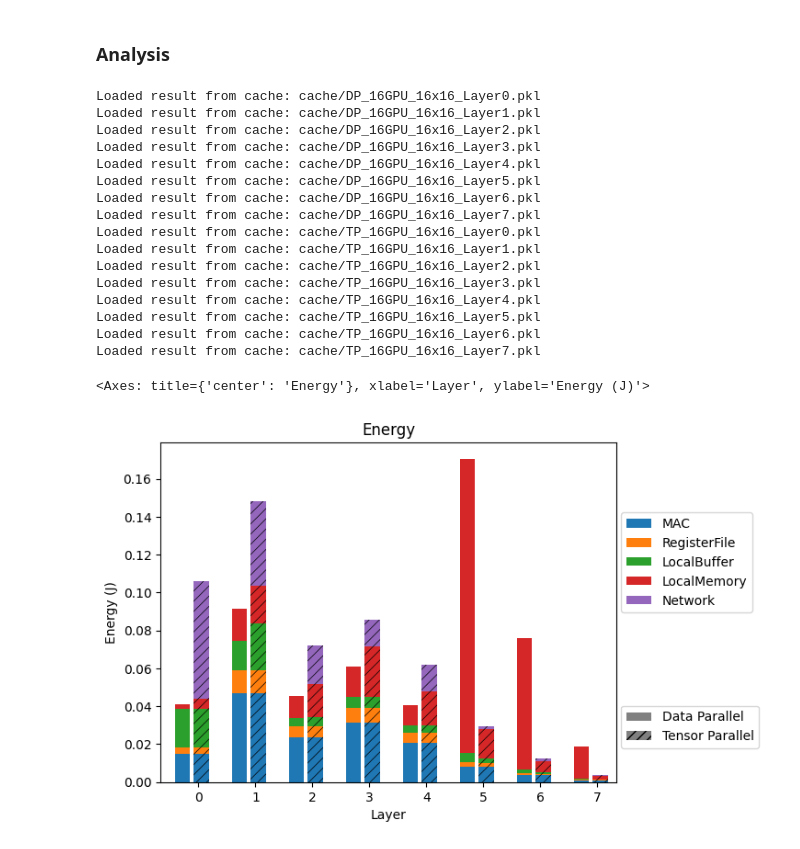
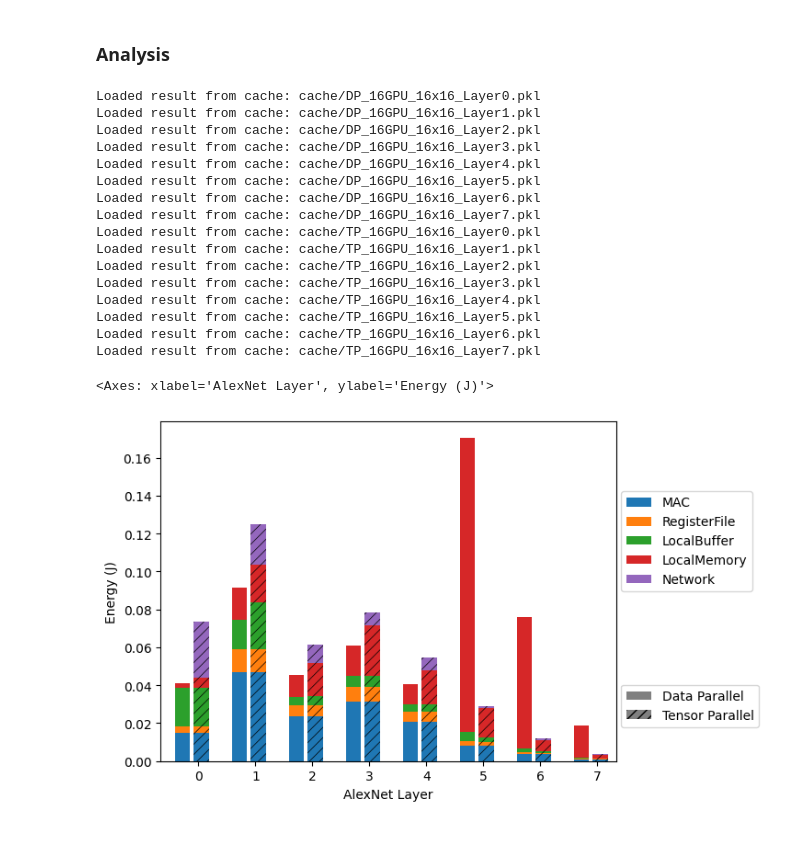
Before and after one commit to jennyli12/65930-final-project, a Jupyter notebook: workspace/project/project.ipynb, the cells around one changed output. Drawn from its saved outputs; the diff is of its cells as text; code cells hidden in the pictures.

```diff
--- a/workspace/project/project.ipynb
+++ b/workspace/project/project.ipynb
@@ -78,7 +78,7 @@ LAYERS = [
     'layer_shapes/alexnet/7.yaml'
 ]
 
-NUM_GPUS = [16,]
+NUM_GPUS = [1,2,4,8,16,32,64]
 
 PE_ARRAY_SIZES = [16,]
 # %% [markdown]
@@ -152,17 +159,21 @@ def get_result_tensor_parallel(problem, num_gpus, pe_array_size):
     parsed_processed_input = f"./outputs/TP_{num_gpus}GPU_{pe_array_size}x{pe_array_size}_Layer{problem[-6]}/parsed-processed-input.yaml"
     instance = yaml.safe_load(open(parsed_processed_input, 'r').read())['problem']['instance']
 
-    num_hops = num_gpus * (num_gpus - 1)
+    num_hops = num_gpus - 1
     tensor_size = instance['N'] * instance['M'] * instance['P'] * instance['Q']
 
-    network_energy = num_hops * tensor_size * 1.3e-12 * 16
+    # network energy from Ring AllGather (10 pJ/bit)
+    network_energy = num_hops * tensor_size * 10e-12 * 16
+
+    # network latency (utilizing full bandwidth of 100 GB/s)
+    network_latency = (tensor_size / num_gpus) * num_hops * 2 / (100 * 1024 * 1024)
 
     r.per_component_energy["Network"] = network_energy
 
     result = {
         'energy': r.energy + network_energy,
         'per_component_energy': r.per_component_energy,
-        'cycles': r.cycles
+        'latency': network_latency if network_latency > r.latency else r.latency
     }
 
     pickle.dump(result, open(cache_path, 'wb'))
@@ -195,7 +188,7 @@ Saved result to cache: cache/TP_16GPU_16x16_Layer7.pkl
 # %% [markdown]
 ### Analysis
 # %%
-def plot_clustered_stacked(dfall, labels=None, title="Title", xlabel="xlabel", ylabel="ylabel", H="///", **kwargs):
+def plot_clustered_stacked(dfall, labels=None, xlabel="xlabel", ylabel="ylabel", H="///", **kwargs):
     n_df = len(dfall)
     n_col = len(dfall[0].columns)
     n_ind = len(dfall[0].index)
@@ -221,7 +214,6 @@ def plot_clustered_stacked(dfall, labels=None, title="Title", xlabel="xlabel", y
 
     axe.set_xticks((np.arange(0, 2 * n_ind, 2) + 1 / float(n_df + 1)) / 2.)
     axe.set_xticklabels(df.index, rotation = 0)
-    axe.set_title(title)
     axe.set_xlabel(xlabel)
     axe.set_ylabel(ylabel)
 
@@ -244,33 +236,33 @@ df2 = pd.DataFrame(np.zeros((8, 5)),
                    index=["0", "1", "2", "3", "4", "5", "6", "7"],
                    columns=["MAC", "RegisterFile", "LocalBuffer", "LocalMemory", "Network"])
 
 for problem in LAYERS:
     result = get_result_data_parallel(problem, 16, 16)
     for component, energy in result['per_component_energy'].items():
         df1.loc[problem[-6], component] = energy
 
 for problem in LAYERS:
     result = get_result_tensor_parallel(problem, 16, 16)
     for component, energy in result['per_component_energy'].items():
         df2.loc[problem[-6], component] = energy
 
-plot_clustered_stacked([df1, df2],["Data Parallel", "Tensor Parallel"], "Energy", "Layer", "Energy (J)")
+plot_clustered_stacked([df1, df2], ["Data Parallel", "Tensor Parallel"], "AlexNet Layer", "Energy (J)")
 # %% [output]
 Loaded result from cache: cache/DP_16GPU_16x16_Layer0.pkl
 Loaded result from cache: cache/DP_16GPU_16x16_Layer1.pkl
 Loaded result from cache: cache/DP_16GPU_16x16_Layer2.pkl
 Loaded result from cache: cache/DP_16GPU_16x16_Layer3.pkl
 Loaded result from cache: cache/DP_16GPU_16x16_Layer4.pkl
 Loaded result from cache: cache/DP_16GPU_16x16_Layer5.pkl
 Loaded result from cache: cache/DP_16GPU_16x16_Layer6.pkl
 Loaded result from cache: cache/DP_16GPU_16x16_Layer7.pkl
 Loaded result from cache: cache/TP_16GPU_16x16_Layer0.pkl
 Loaded result from cache: cache/TP_16GPU_16x16_Layer1.pkl
 Loaded result from cache: cache/TP_16GPU_16x16_Layer2.pkl
 Loaded result from cache: cache/TP_16GPU_16x16_Layer3.pkl
 Loaded result from cache: cache/TP_16GPU_16x16_Layer4.pkl
 Loaded result from cache: cache/TP_16GPU_16x16_Layer5.pkl
 Loaded result from cache: cache/TP_16GPU_16x16_Layer6.pkl
 Loaded result from cache: cache/TP_16GPU_16x16_Layer7.pkl
-<Axes: title={'center': 'Energy'}, xlabel='Layer', ylabel='Energy (J)'>
+<Axes: xlabel='AlexNet Layer', ylabel='Energy (J)'>
-[figure, old version]
+[figure, new version]
```
Also changed, not shown: parts of 11 cells of this notebook.
